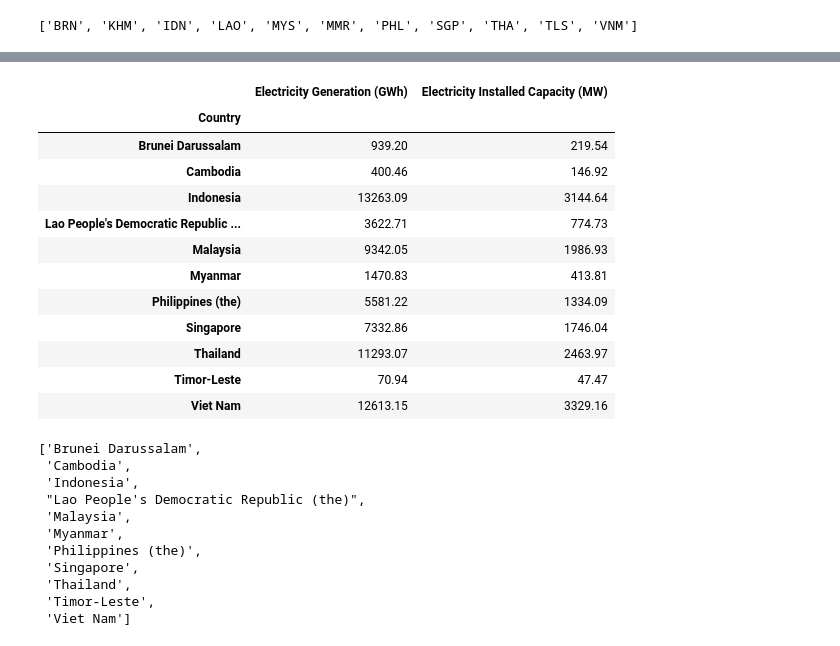
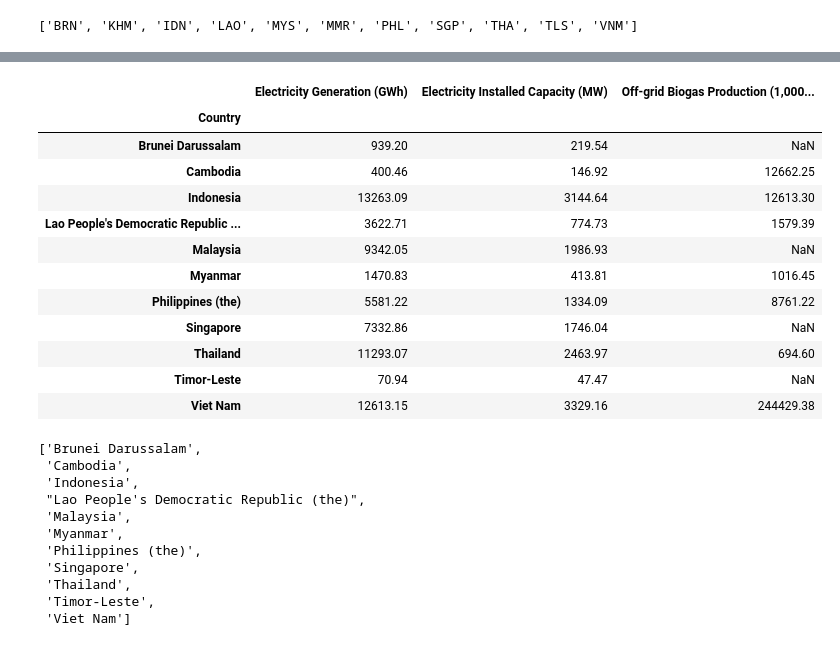
Before and after one commit to KMariatunnikmah/Renewables, a Jupyter notebook: southeast-asia-electricity-profile.ipynb, the cells around one changed output, grey strips where cells are left out. Drawn from its saved outputs; the diff is of its cells as text; code cells hidden in the pictures.

```diff
--- a/southeast-asia-electricity-profile.ipynb
+++ b/southeast-asia-electricity-profile.ipynb
@@ -165,22 +167,22 @@ fig.show()
 # %% [output]
 [interactive output not drawn]
 # %%
-df2 = df.groupby('Country')[['Electricity Generation (GWh)','Electricity Installed Capacity (MW)']].mean(['Country']).sort_values(by = 'Country', ascending = True)
+df2 = df.groupby('Country')[['Electricity Generation (GWh)','Electricity Installed Capacity (MW)', 'Off-grid Biogas Production (1,000 m3)']].mean(['Country']).sort_values(by = 'Country', ascending = True)
 df2
 # %% [output]
-|  | Electricity Generation (GWh) | Electricity Installed Capacity (MW) |
-| Country |  |  |
-| Brunei Darussalam | 939.20 | 219.54 |
-| Cambodia | 400.46 | 146.92 |
-| Indonesia | 13263.09 | 3144.64 |
-| Lao People's Democratic Republic ... | 3622.71 | 774.73 |
-| Malaysia | 9342.05 | 1986.93 |
-| Myanmar | 1470.83 | 413.81 |
-| Philippines (the) | 5581.22 | 1334.09 |
-| Singapore | 7332.86 | 1746.04 |
-| Thailand | 11293.07 | 2463.97 |
-| Timor-Leste | 70.94 | 47.47 |
-| Viet Nam | 12613.15 | 3329.16 |
+|  | Electricity Generation (GWh) | Electricity Installed Capacity (MW) | Off-grid Biogas Production (1,000... |
+| Country |  |  |  |
+| Brunei Darussalam | 939.20 | 219.54 | NaN |
+| Cambodia | 400.46 | 146.92 | 12662.25 |
+| Indonesia | 13263.09 | 3144.64 | 12613.30 |
+| Lao People's Democratic Republic ... | 3622.71 | 774.73 | 1579.39 |
+| Malaysia | 9342.05 | 1986.93 | NaN |
+| Myanmar | 1470.83 | 413.81 | 1016.45 |
+| Philippines (the) | 5581.22 | 1334.09 | 8761.22 |
+| Singapore | 7332.86 | 1746.04 | NaN |
+| Thailand | 11293.07 | 2463.97 | 694.60 |
+| Timor-Leste | 70.94 | 47.47 | NaN |
+| Viet Nam | 12613.15 | 3329.16 | 244429.38 |
 # %%
 country_list = df['Country'].unique().tolist()
 country_list
```
Also changed, not shown: parts of 22 cells of this notebook.
